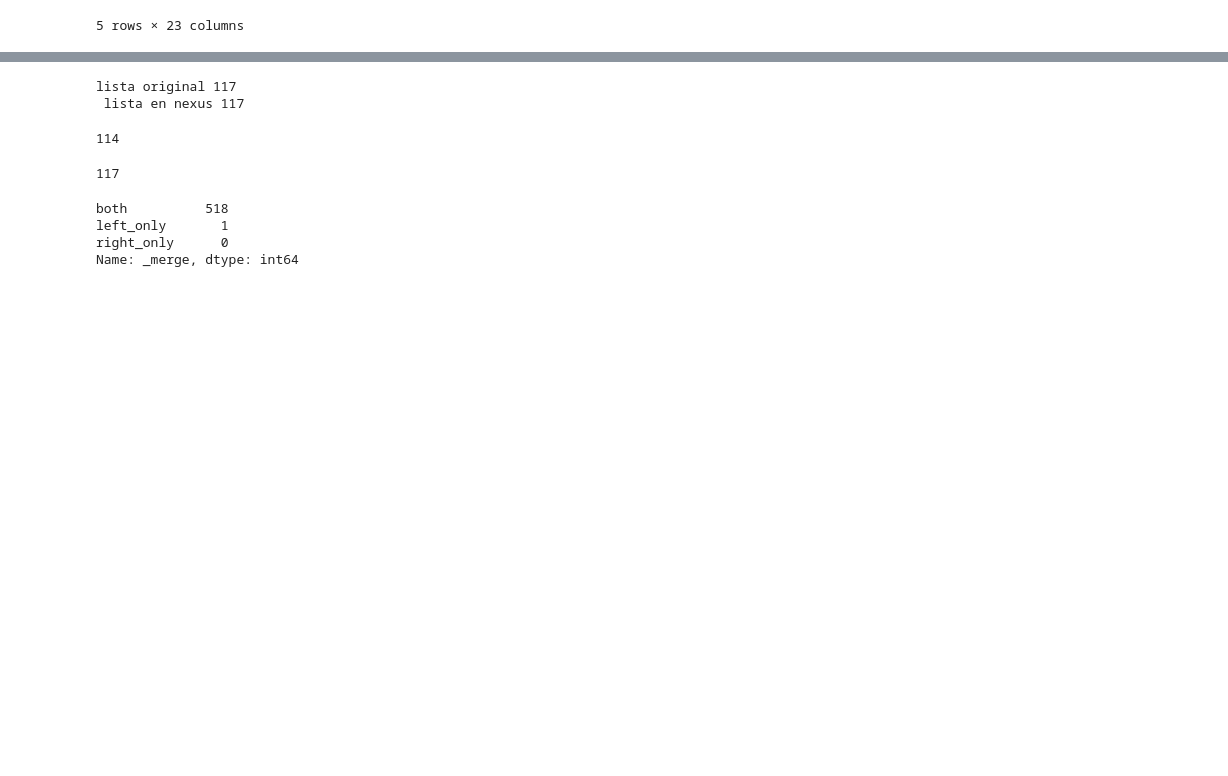
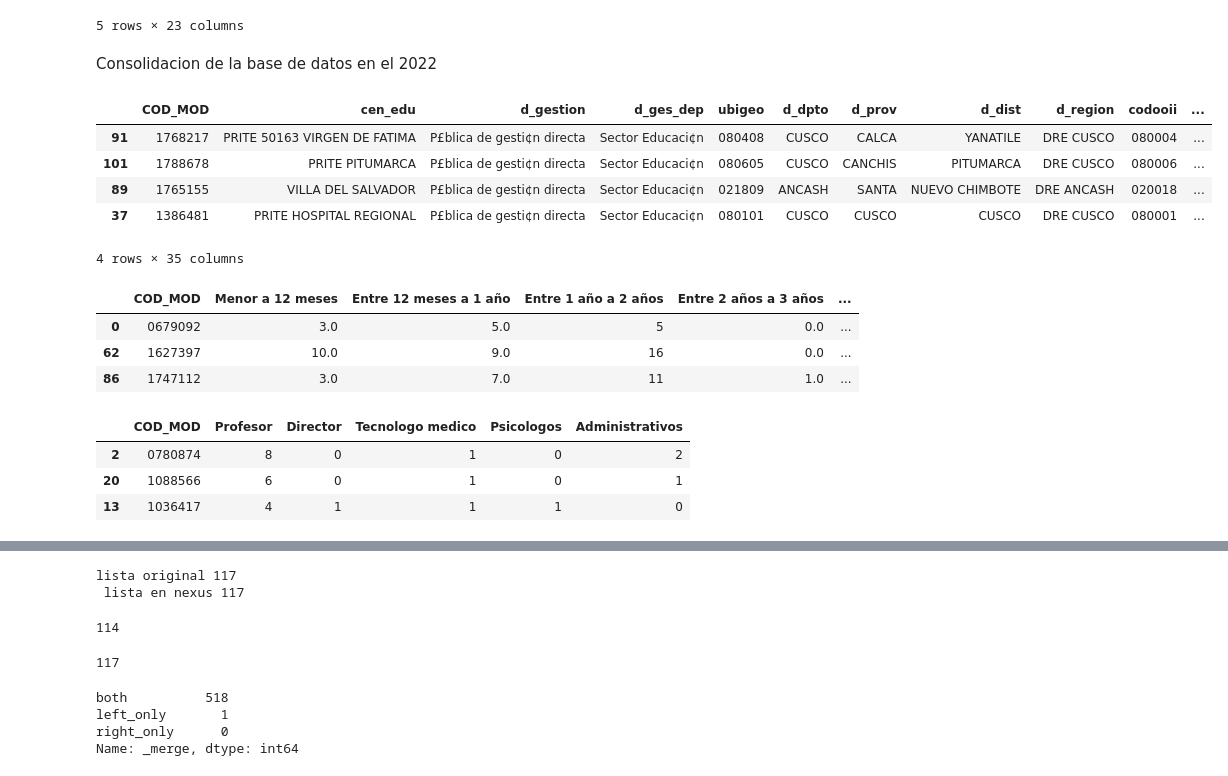
Before and after one commit to hugoferquiroz/Brecha-PRITE, a Jupyter notebook: scripts/calculo de la brecha.ipynb, the cells around one changed output, grey strips where cells are left out. Saved outputs shown, nothing was run; the diff lists cells and outputs as text; code cells hidden in the pictures; blank space fills up the shorter version.

```diff
--- a/scripts/calculo de la brecha.ipynb
+++ b/scripts/calculo de la brecha.ipynb
@@ -292,3 +292,30 @@ padron_web.sample(5)
 | 101 | 1788660 | PRITE MARIA JERUSALEN | P£blica de gesti¢n directa | Sector Educaci¢n | 080604 | CUSCO | CANCHIS | MARANGANI | DRE CUSCO | 080006 | ... |
 | 44 | 1495373 | PRITE MANUEL GONZALES PRADA | P£blica de gesti¢n directa | Sector Educaci¢n | 150110 | LIMA | LIMA | COMAS | DRE LIMA METROPOLITANA | 150105 | ... |
 5 rows × 23 columns
+# %% [markdown]
+Consolidacion de la base de datos en el 2022
+# %%
+df = pd.merge(left=padron_web, right=df_mat_2022, on='COD_MOD')
+df = pd.merge(left=df, right=trabajadores, on='COD_MOD')
+df.sample(4)
+# %% [output]
+|  | COD_MOD | cen_edu | d_gestion | d_ges_dep | ubigeo | d_dpto | d_prov | d_dist | d_region | codooii | ... |
+| 91 | 1768217 | PRITE 50163 VIRGEN DE FATIMA | P£blica de gesti¢n directa | Sector Educaci¢n | 080408 | CUSCO | CALCA | YANATILE | DRE CUSCO | 080004 | ... |
+| 101 | 1788678 | PRITE PITUMARCA | P£blica de gesti¢n directa | Sector Educaci¢n | 080605 | CUSCO | CANCHIS | PITUMARCA | DRE CUSCO | 080006 | ... |
+| 89 | 1765155 | VILLA DEL SALVADOR | P£blica de gesti¢n directa | Sector Educaci¢n | 021809 | ANCASH | SANTA | NUEVO CHIMBOTE | DRE ANCASH | 020018 | ... |
+| 37 | 1386481 | PRITE HOSPITAL REGIONAL | P£blica de gesti¢n directa | Sector Educaci¢n | 080101 | CUSCO | CUSCO | CUSCO | DRE CUSCO | 080001 | ... |
+4 rows × 35 columns
+# %%
+df_mat_2022.sample(3)
+# %% [output]
+|  | COD_MOD | Menor a 12 meses | Entre 12 meses a 1 año | Entre 1 año a 2 años | Entre 2 años a 3 años | ... |
+| 0 | 0679092 | 3.0 | 5.0 | 5 | 0.0 | ... |
+| 62 | 1627397 | 10.0 | 9.0 | 16 | 0.0 | ... |
+| 86 | 1747112 | 3.0 | 7.0 | 11 | 1.0 | ... |
+# %%
+trabajadores.sample(3)
+# %% [output]
+|  | COD_MOD | Profesor | Director | Tecnologo medico | Psicologos | Administrativos |
+| 2 | 0780874 | 8 | 0 | 1 | 0 | 2 |
+| 20 | 1088566 | 6 | 0 | 1 | 0 | 1 |
+| 13 | 1036417 | 4 | 1 | 1 | 1 | 0 |
```
Also changed, not shown: parts of 1 cell of this notebook, 3 other files.
